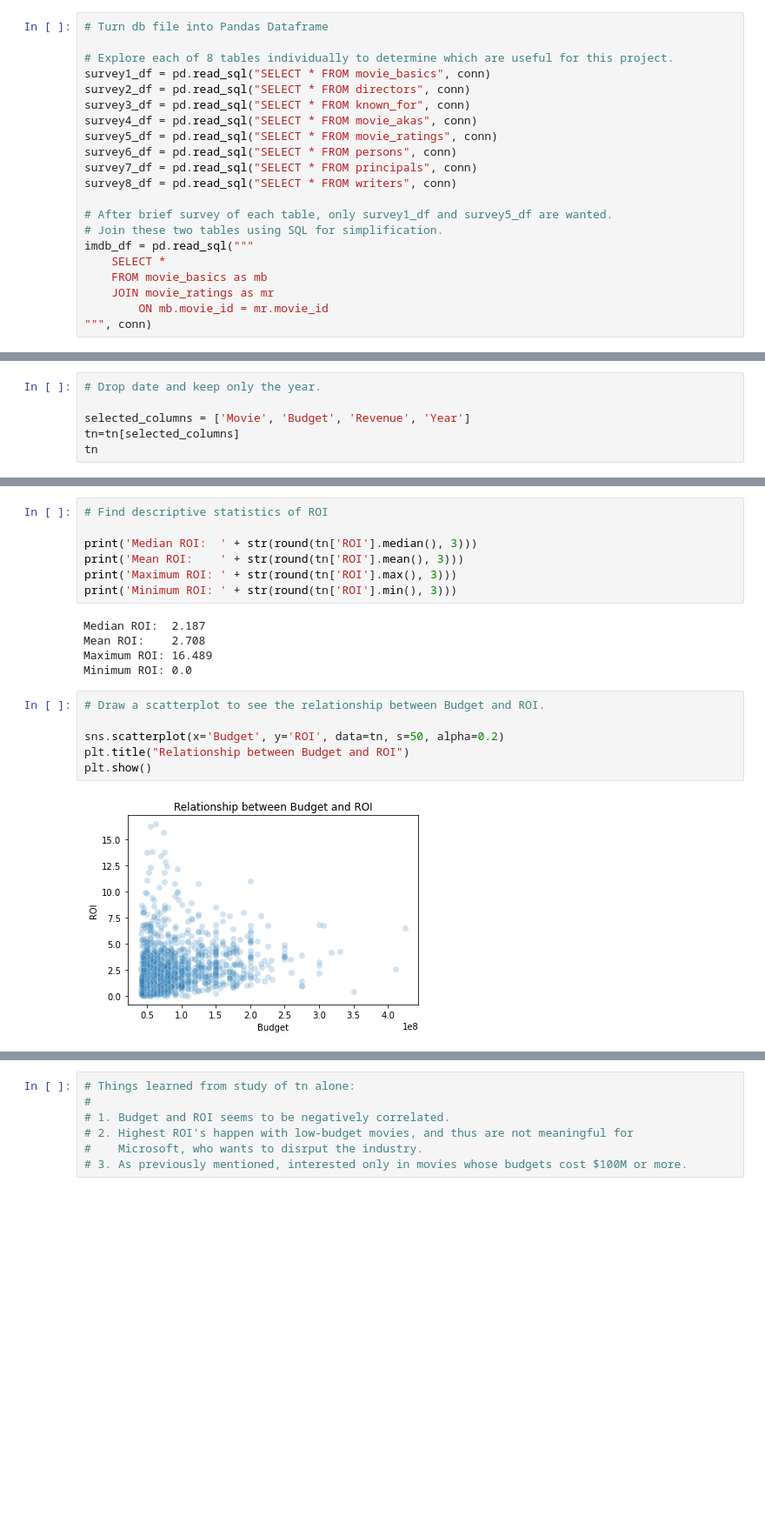
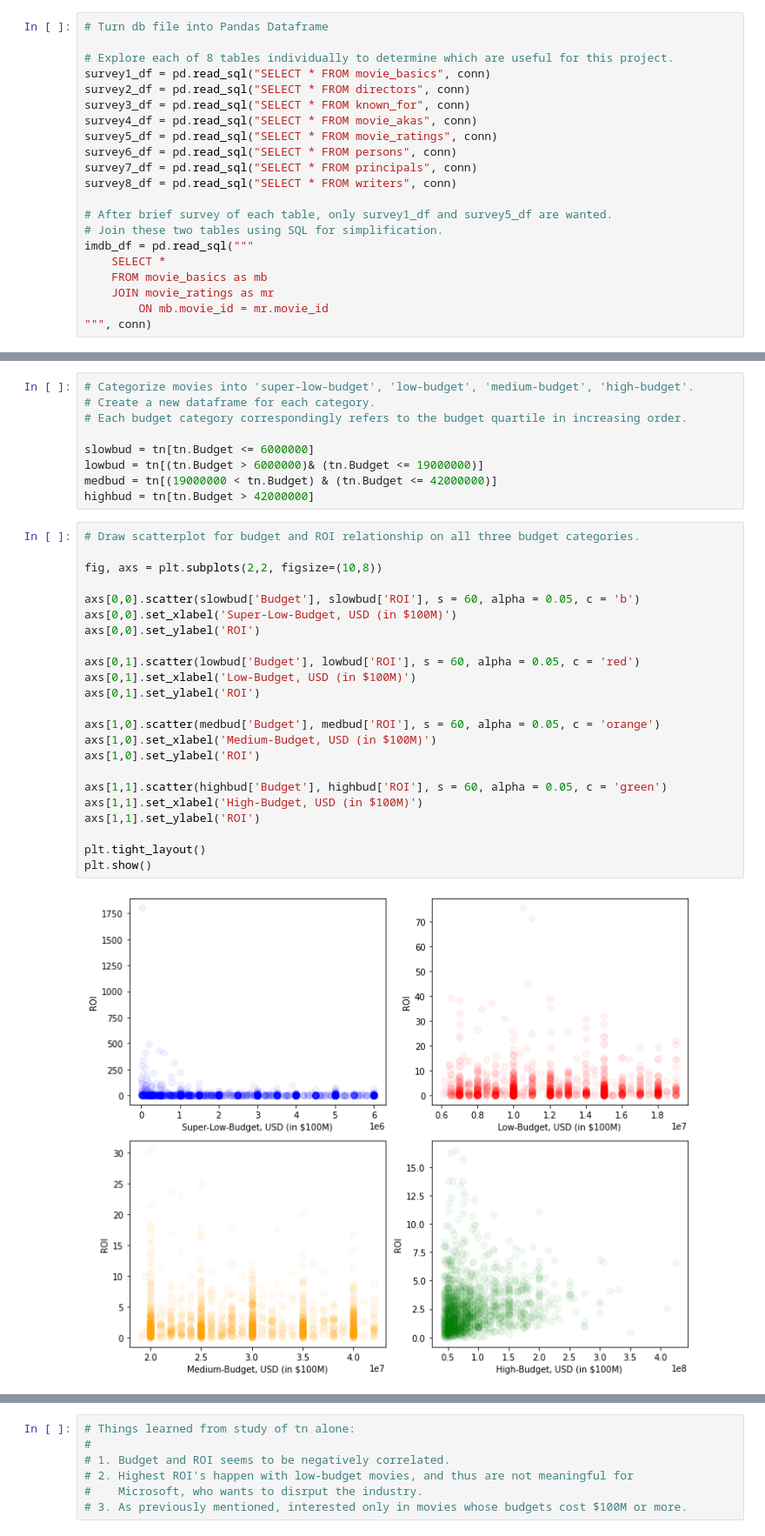
Before and after one commit to jaeheonk817/Microsoft-Movie-Recommendations, a Jupyter notebook: student1.ipynb, the cells around one changed output, grey strips where cells are left out. Shown at 87% size. Saved outputs shown, nothing was run; the diff lists cells and outputs as text; blank space fills up the shorter version.

```diff
--- a/student1.ipynb
+++ b/student1.ipynb
@@ -338,6 +268,0 @@ See the caveats in the documentation: https://pandas.pydata.org/pandas-docs/stab
-# %%
-# Drop date and keep only the year.
-
-selected_columns = ['Movie', 'Budget', 'Revenue', 'Year']
-tn=tn[selected_columns]
-tn
@@ -395,20 +272,34 @@ plt.show()
-# %%
-# Find descriptive statistics of ROI
-
-print('Median ROI:  ' + str(round(tn['ROI'].median(), 3)))
-print('Mean ROI:    ' + str(round(tn['ROI'].mean(), 3)))
-print('Maximum ROI: ' + str(round(tn['ROI'].max(), 3)))
-print('Minimum ROI: ' + str(round(tn['ROI'].min(), 3)))
-# %% [output]
-Median ROI:  2.187
-Mean ROI:    2.708
-Maximum ROI: 16.489
-Minimum ROI: 0.0
-# %%
-# Draw a scatterplot to see the relationship between Budget and ROI.
-
-sns.scatterplot(x='Budget', y='ROI', data=tn, s=50, alpha=0.2)
-plt.title("Relationship between Budget and ROI")
-plt.show()
-# %% [output]
-[figure, removed]
+# %%
+# Categorize movies into 'super-low-budget', 'low-budget', 'medium-budget', 'high-budget'.
+# Create a new dataframe for each category.
+# Each budget category correspondingly refers to the budget quartile in increasing order.
+
+slowbud = tn[tn.Budget <= 6000000]
+lowbud = tn[(tn.Budget > 6000000)& (tn.Budget <= 19000000)]
+medbud = tn[(19000000 < tn.Budget) & (tn.Budget <= 42000000)]
+highbud = tn[tn.Budget > 42000000]
+# %%
+# Draw scatterplot for budget and ROI relationship on all three budget categories.
+
+fig, axs = plt.subplots(2,2, figsize=(10,8))
+
+axs[0,0].scatter(slowbud['Budget'], slowbud['ROI'], s = 60, alpha = 0.05, c = 'b')
+axs[0,0].set_xlabel('Super-Low-Budget, USD (in $100M)')
+axs[0,0].set_ylabel('ROI')
+
+axs[0,1].scatter(lowbud['Budget'], lowbud['ROI'], s = 60, alpha = 0.05, c = 'red')
+axs[0,1].set_xlabel('Low-Budget, USD (in $100M)')
+axs[0,1].set_ylabel('ROI')
+
+axs[1,0].scatter(medbud['Budget'], medbud['ROI'], s = 60, alpha = 0.05, c = 'orange')
+axs[1,0].set_xlabel('Medium-Budget, USD (in $100M)')
+axs[1,0].set_ylabel('ROI')
+
+axs[1,1].scatter(highbud['Budget'], highbud['ROI'], s = 60, alpha = 0.05, c = 'green')
+axs[1,1].set_xlabel('High-Budget, USD (in $100M)')
+axs[1,1].set_ylabel('ROI')
+
+plt.tight_layout()
+plt.show()
+# %% [output]
+[figure, added]
```
Also changed, not shown: parts of 36 cells of this notebook.
